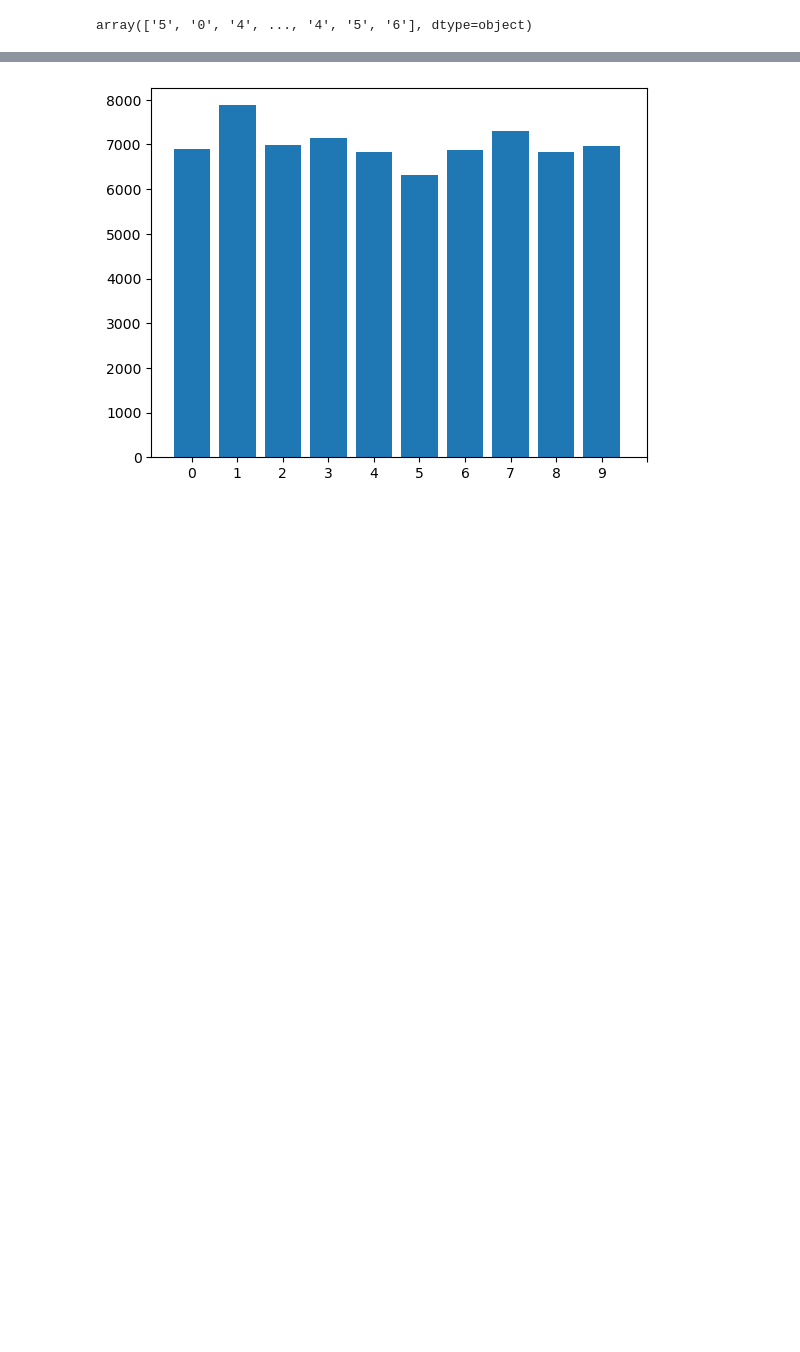
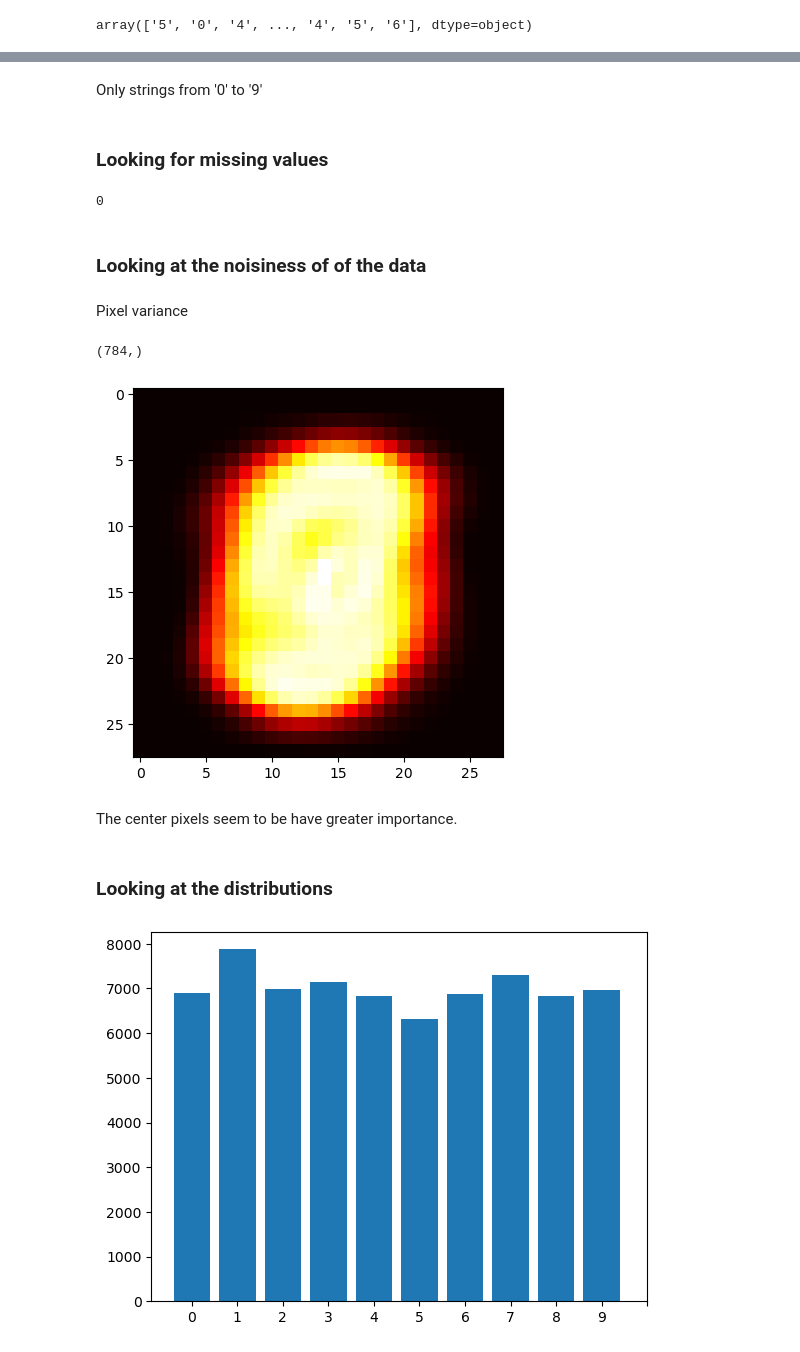
Before and after one commit to F-Fer/HOML-3_Exercises, a Jupyter notebook: MySolutions/Chapter-3/Chapter-3.ipynb, the cells around one changed output, grey strips where cells are left out. Saved outputs shown, nothing was run; the diff lists cells and outputs as text; code cells hidden in the pictures; blank space fills up the shorter version.

```diff
--- a/MySolutions/Chapter-3/Chapter-3.ipynb
+++ b/MySolutions/Chapter-3/Chapter-3.ipynb
@@ -49,3 +106,28 @@ array(['5', '0', '4', ..., '4', '5', '6'], dtype=object)
+# %% [markdown]
+Only strings from '0' to '9'
+# %% [markdown]
+### Looking for missing values
+# %%
+np.isnan(X_).sum() # Number of missing entries in X
+# %% [output]
+0
+# %% [markdown]
+### Looking at the noisiness of of the data
+# %% [markdown]
+Pixel variance
+# %%
+pixel_variance = np.var(X_, axis=0)
+print(pixel_variance.shape)
+
+plt.imshow(pixel_variance.reshape(28, 28), cmap="hot")
+plt.show()
+# %% [output]
+(784,)
+[figure, added]
+# %% [markdown]
+The center pixels seem to be have greater importance.
+# %% [markdown]
+### Looking at the distributions
 # %%
 y_.sort()
 plt.hist(y_, bins=range(11), align="left", rwidth=0.8)
```
Also changed, not shown: parts of 16 cells of this notebook, 1 other file.
